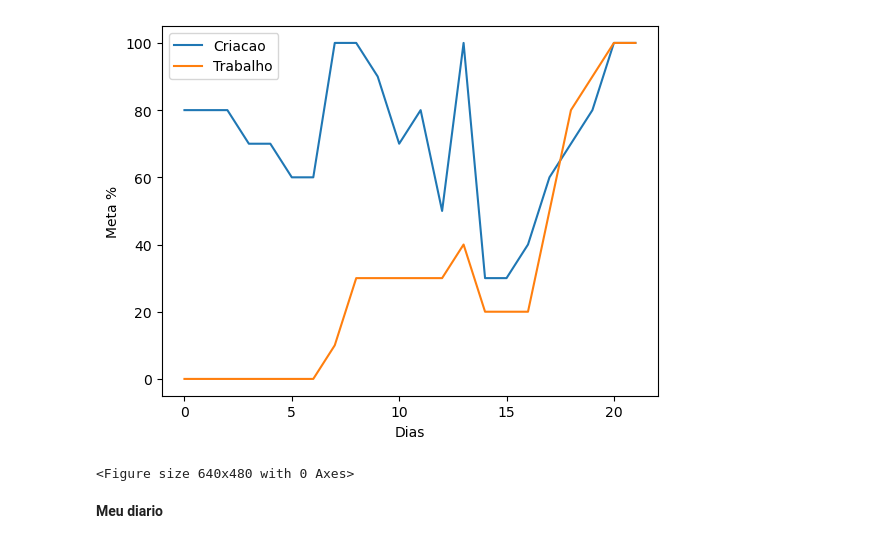
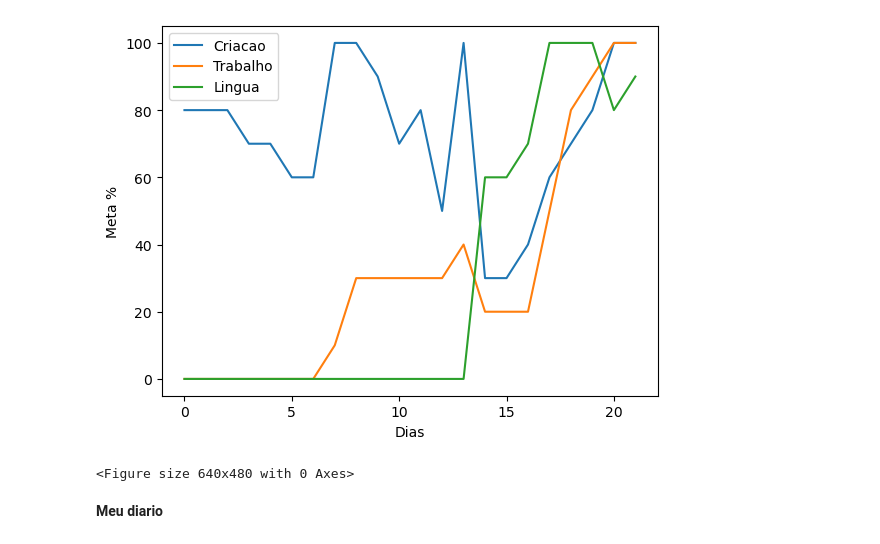
Before and after one commit to CzechYC/journal, a Jupyter notebook: gogo.ipynb, the cells around one changed output. Drawn from its saved outputs; the diff is of its cells as text; code cells hidden in the pictures.

```diff
--- a/gogo.ipynb
+++ b/gogo.ipynb
@@ -13,16 +13,21 @@ meta_trabalho = [0, 0, 0, 0, 0, 0, 0,
                  10, 30, 30, 30, 30, 30, 40,
                  20, 20, 20, 50, 80, 90, 100,
                  100]
+meta_lingua = [0, 0, 0, 0, 0, 0, 0,
+               0, 0, 0, 0, 0, 0, 0,
+               60, 60, 70, 100, 100, 100, 80,
+               90]
 # %%
 plt.plot(days, meta_criacao)
 plt.plot(days, meta_trabalho)
+plt.plot(days, meta_lingua)
 plt.xlabel('Dias')
 plt.ylabel('Meta %')
-plt.legend(['Criacao', 'Trabalho'])
+plt.legend(['Criacao', 'Trabalho', 'Lingua'])
 plt.show()
 plt.clf()
 # %% [output]
-[figure, old version]
+[figure, new version]
 <Figure size 640x480 with 0 Axes>
 # %% [markdown]
 **Meu diario**
```
